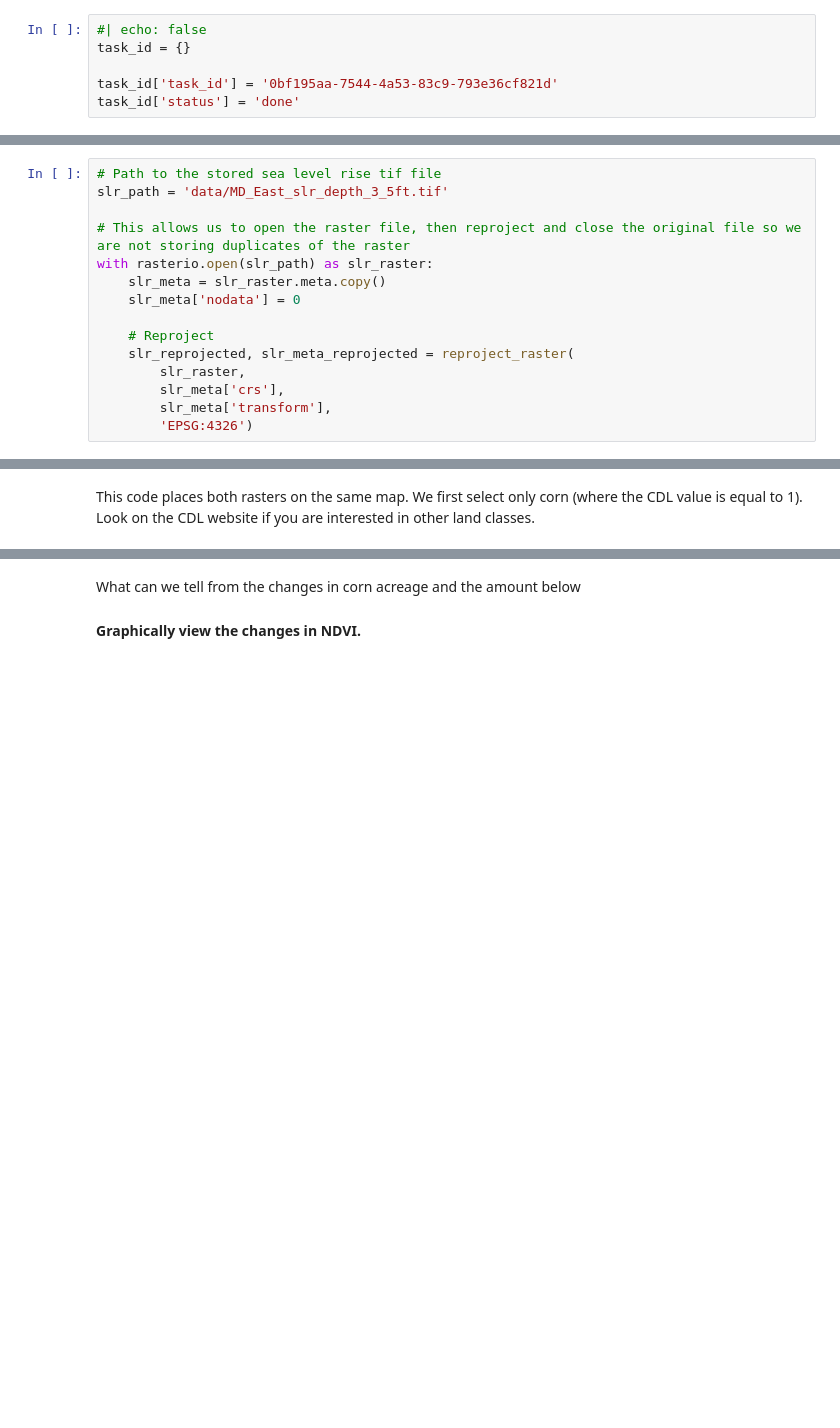
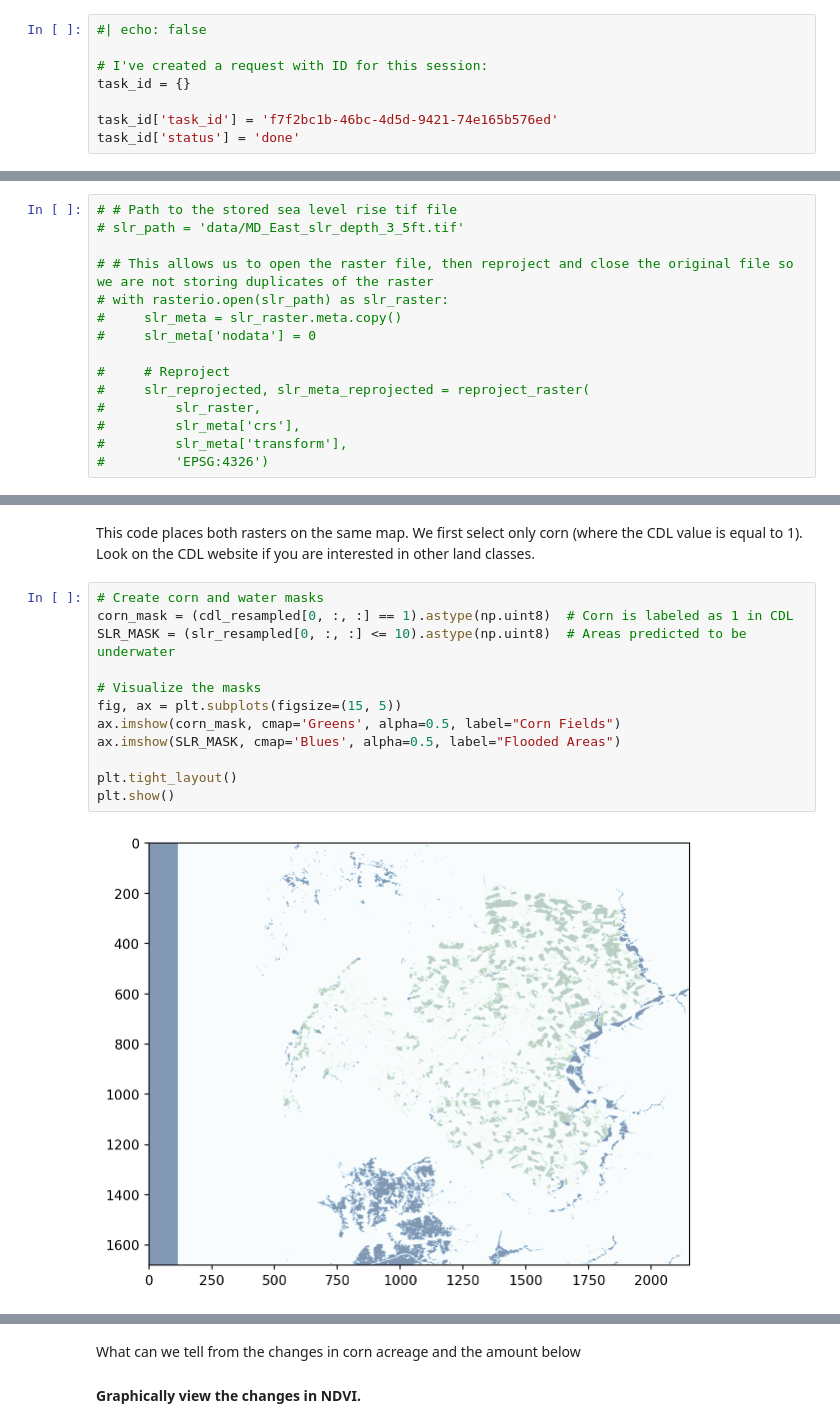
Before and after one commit to ciesin-geospatial/TOPSTSCHOOL-climate-agriculture, a Jupyter notebook: m401-nasa-acres-climate-resilience-network.ipynb, the cells around one changed output, grey strips where cells are left out. Drawn from its saved outputs; the diff is of its cells as text; blank space fills up the shorter version.

```diff
--- a/m401-nasa-acres-climate-resilience-network.ipynb
+++ b/m401-nasa-acres-climate-resilience-network.ipynb
@@ -251,7 +263,9 @@ task_id = requests.post('https://appeears.earthdatacloud.nasa.gov/api/task',json
 # %%
 #| echo: false
+
+# I've created a request with ID for this session:
 task_id = {}
 
-task_id['task_id'] = '0bf195aa-7544-4a53-83c9-793e36cf821d'
+task_id['task_id'] = 'f7f2bc1b-46bc-4d5d-9421-74e165b576ed'
 task_id['status'] = 'done'
 # %% [markdown]
@@ -373,18 +411,18 @@ The eastern seaboard has seen changes in the sea level along with increased floo
 # %%
-# Path to the stored sea level rise tif file
-slr_path = 'data/MD_East_slr_depth_3_5ft.tif'
+# # Path to the stored sea level rise tif file
+# slr_path = 'data/MD_East_slr_depth_3_5ft.tif'
 
-# This allows us to open the raster file, then reproject and close the original file so we are not storing duplicates of the raster
-with rasterio.open(slr_path) as slr_raster:
-    slr_meta = slr_raster.meta.copy()
-    slr_meta['nodata'] = 0
+# # This allows us to open the raster file, then reproject and close the original file so we are not storing duplicates of the raster
+# with rasterio.open(slr_path) as slr_raster:
+#     slr_meta = slr_raster.meta.copy()
+#     slr_meta['nodata'] = 0
 
-    # Reproject
-    slr_reprojected, slr_meta_reprojected = reproject_raster(
-        slr_raster,
-        slr_meta['crs'],
-        slr_meta['transform'],
-        'EPSG:4326')
+#     # Reproject
+#     slr_reprojected, slr_meta_reprojected = reproject_raster(
+#         slr_raster,
+#         slr_meta['crs'],
+#         slr_meta['transform'],
+#         'EPSG:4326')
 # %% [markdown]
 ### Working with NASA APPEEARS Data
 
@@ -530,3 +578,17 @@ print("Resampled SLR shape:", slr_resampled.shape)
 # %% [markdown]
 This code places both rasters on the same map. We first select only corn (where the CDL value is equal to 1). Look on the CDL website if you are interested in other land classes.
+# %%
+# Create corn and water masks
+corn_mask = (cdl_resampled[0, :, :] == 1).astype(np.uint8)  # Corn is labeled as 1 in CDL
+SLR_MASK = (slr_resampled[0, :, :] <= 10).astype(np.uint8)  # Areas predicted to be underwater
+
+# Visualize the masks
+fig, ax = plt.subplots(figsize=(15, 5))
+ax.imshow(corn_mask, cmap='Greens', alpha=0.5, label="Corn Fields")
+ax.imshow(SLR_MASK, cmap='Blues', alpha=0.5, label="Flooded Areas")
+
+plt.tight_layout()
+plt.show()
+# %% [output]
+[figure, added]
 # %%
```
Also changed, not shown: parts of 24 cells of this notebook, 2 other files.
